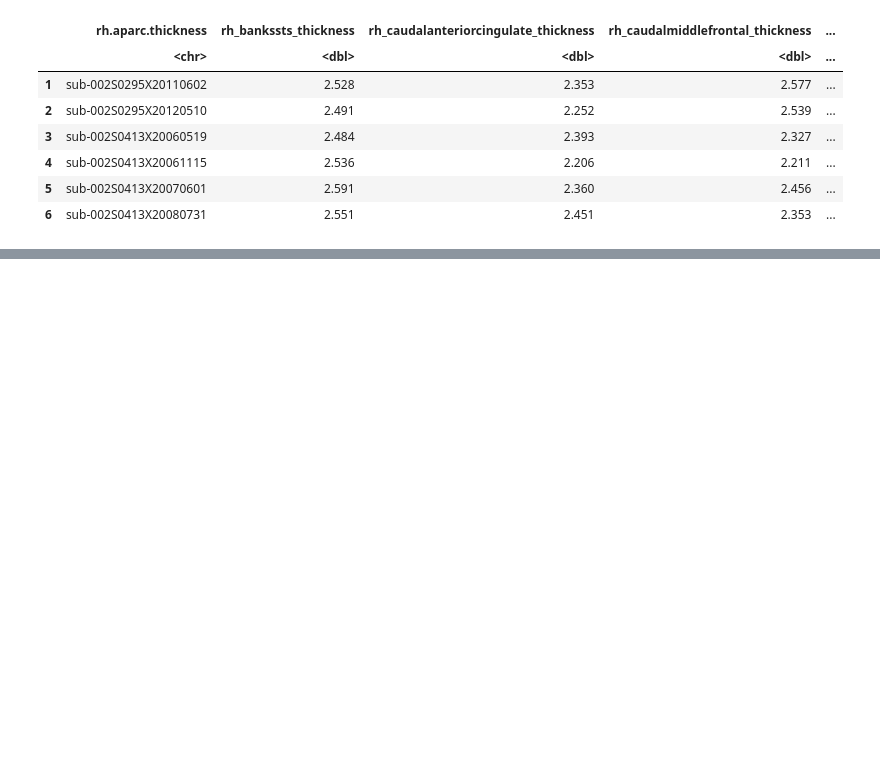
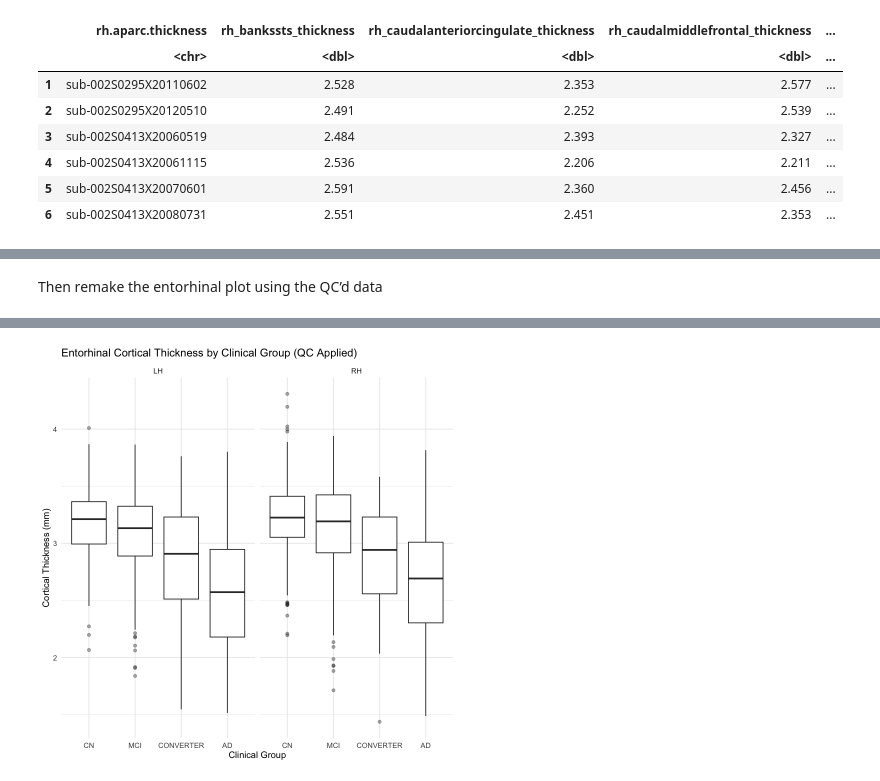
Before and after one commit to ACastellana0629/AD_onboarding, a Jupyter notebook: R_analysis/Analysis.ipynb, the cells around one changed output, grey strips where cells are left out. Saved outputs shown, nothing was run; the diff lists cells and outputs as text; code cells hidden in the pictures; blank space fills up the shorter version.

```diff
--- a/R_analysis/Analysis.ipynb
+++ b/R_analysis/Analysis.ipynb
@@ -44,0 +1194,18 @@ A data.frame: 6 × 38
+# %%
+# ============================================================
+# Step 13: Apply QC fix to cortical thickness values
+# Rule: set thickness < 1 mm to NA
+# ============================================================
+
+analysis_long_qc <- analysis_long %>%
+  mutate(
+    thickness = ifelse(thickness < 1, NA, thickness)
+  )
+
+# Check that suspicious values are now removed
+summary(analysis_long_qc$thickness)
+sum(analysis_long_qc$thickness < 1, na.rm = TRUE)
+
+analysis_long_qc %>%
+  filter(is.na(thickness)) %>%
+  select(PTID, scan_date, group4, hemisphere, region, region_full, thickness)
@@ -44,0 +1274,24 @@ A data.frame: 6 × 38
+# %% [markdown]
+Then remake the entorhinal plot using the QC’d data
+# %%
+# ============================================================
+# Step 13c: Replot entorhinal after QC
+# ============================================================
+
+entorhinal_plot_data_qc <- analysis_long_qc %>%
+  filter(region == "entorhinal") %>%
+  mutate(
+    group4 = factor(group4, levels = c("CN", "MCI", "CONVERTER", "AD")),
+    hemisphere = factor(hemisphere, levels = c("LH", "RH"))
+  )
+
+ggplot(entorhinal_plot_data_qc, aes(x = group4, y = thickness)) +
+  geom_boxplot(outlier.alpha = 0.4) +
+  facet_wrap(~ hemisphere) +
+  labs(
+    title = "Entorhinal Cortical Thickness by Clinical Group (QC Applied)",
+    x = "Clinical Group",
+    y = "Cortical Thickness (mm)"
+  ) +
+  theme_minimal()
+# %% [output]
@@ -44,0 +1300 @@ A data.frame: 6 × 38
+[figure, added]
```
Also changed, not shown: parts of 58 cells of this notebook.
